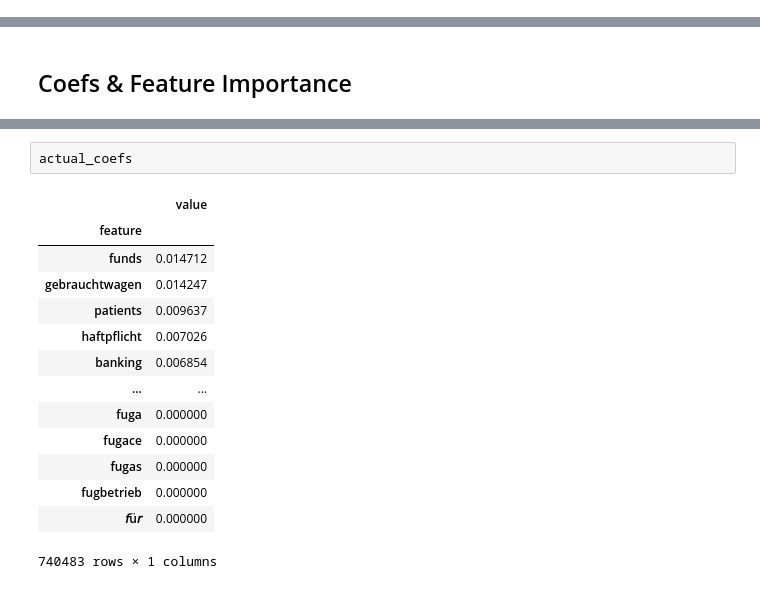
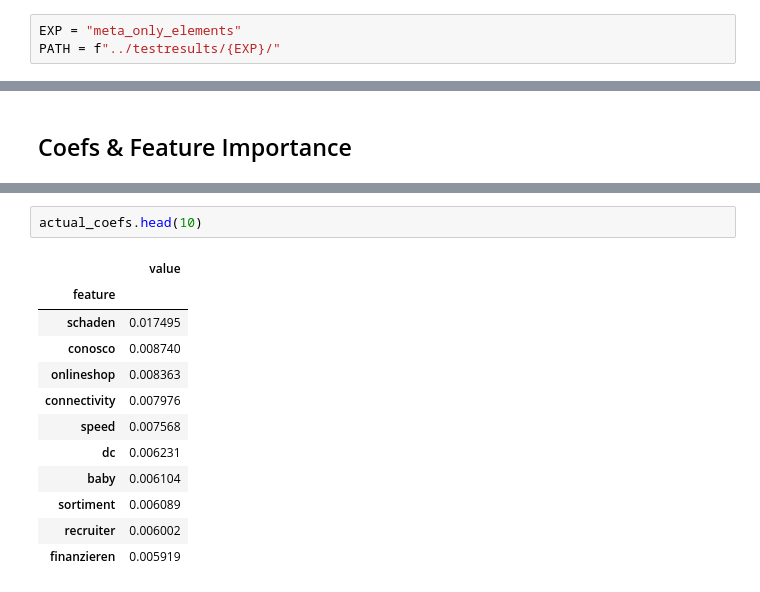
Before and after one commit to realjanpaulus/industryhtml, a Jupyter notebook: notebooks/evaluation.ipynb, the cells around one changed output, grey strips where cells are left out. Cells and saved outputs as stored; diff of their text form.

```diff
--- a/notebooks/evaluation.ipynb
+++ b/notebooks/evaluation.ipynb
@@ -35,3 +11,6 @@ actual_bestparams
+# %%
+EXP = "meta_only_elements"
+PATH = f"../testresults/{EXP}/"
 # %% [markdown]
 ## CLF report
 # %%
@@ -83,17 +63,15 @@ actual_coefs = coefs_xgb_tree
 # %%
-actual_coefs
+actual_coefs.head(10)
 # %% [output]
 |  | value |
 | feature |  |
-| funds | 0.014712 |
-| gebrauchtwagen | 0.014247 |
-| patients | 0.009637 |
-| haftpflicht | 0.007026 |
-| banking | 0.006854 |
-| ... | ... |
-| fuga | 0.000000 |
-| fugace | 0.000000 |
-| fugas | 0.000000 |
-| fugbetrieb | 0.000000 |
-| 𝘧ü𝘳 | 0.000000 |
+| schaden | 0.017495 |
+| conosco | 0.008740 |
+| onlineshop | 0.008363 |
+| connectivity | 0.007976 |
+| speed | 0.007568 |
+| dc | 0.006231 |
+| baby | 0.006104 |
+| sortiment | 0.006089 |
+| recruiter | 0.006002 |
+| finanzieren | 0.005919 |
-740483 rows × 1 columns
```
Also changed, not shown: parts of 12 cells of this notebook, 19 other files.
